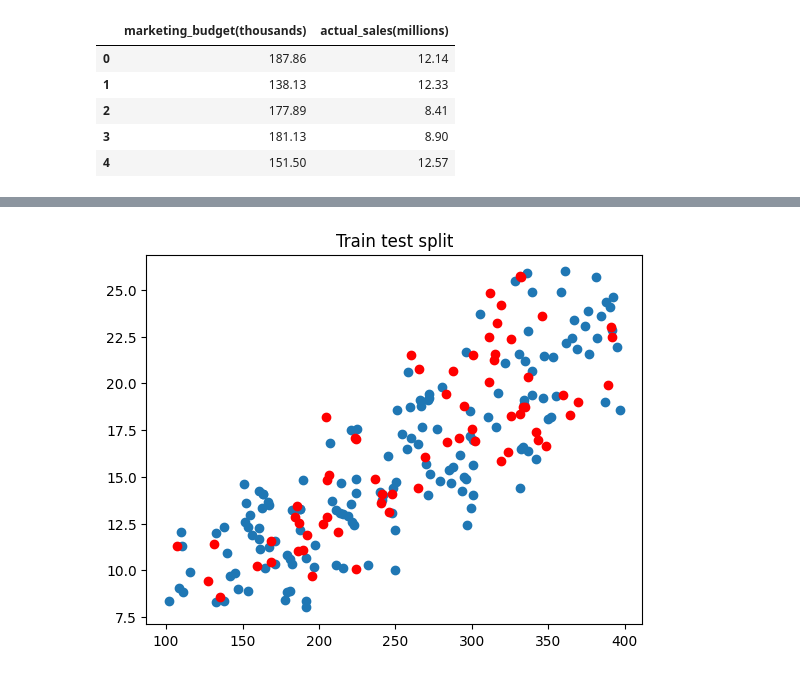
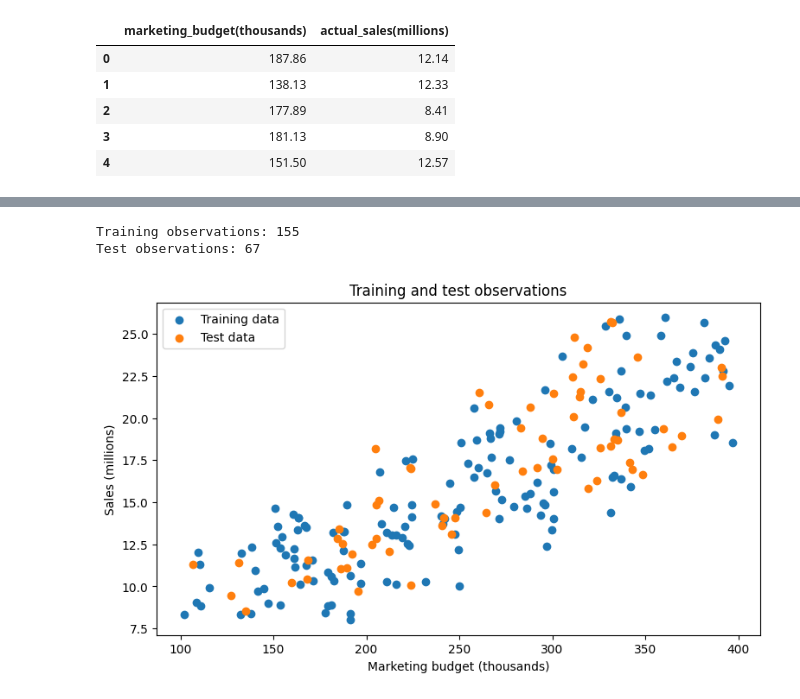
Before and after one commit to MurianMarc/How-To-ML, a Jupyter notebook: Python/Supervised Learning/regression/01 Linnear regression.ipynb, the cells around one changed output, grey strips where cells are left out. Drawn from its saved outputs; the diff is of its cells as text; code cells hidden in the pictures.

```diff
--- a/Python/Supervised Learning/regression/01 Linnear regression.ipynb
+++ b/Python/Supervised Learning/regression/01 Linnear regression.ipynb
@@ -6,6 +39,17 @@ file_path = Path("../../../trainingdata/sales_dataset.csv").resolve().parent #lo
 # %%
-df = pd.read_csv(file_path / "sales_dataset.csv")
-df.head() #load the dataset and display the first 5 rows of the dataset
+for candidate in (Path.cwd(), *Path.cwd().parents):
+    data_path = candidate / "trainingdata" / "sales_dataset.csv"
+    if data_path.is_file():
+        break
+else:
+    raise FileNotFoundError(
+        "Could not find trainingdata/sales_dataset.csv. "
+        "Start the notebook kernel from the How-To-ML repository root "
+        "or a folder inside it."
+    )
+
+df = pd.read_csv(data_path)
+df.head()
 # %% [output]
 |  | marketing_budget(thousands) | actual_sales(millions) |
 | 0 | 187.86 | 12.14 |
@@ -16,3 +88,5 @@ df.head() #load the dataset and display the first 5 rows of the dataset
 # %%
-x = df['marketing_budget(thousands)']
-y = df['actual_sales(millions)']
+X = df[["marketing_budget(thousands)"]].to_numpy()
+y = df["actual_sales(millions)"].to_numpy()
+print(f"X shape: {X.shape}")
+print(f"y shape: {y.shape}")
@@ -30,9 +115,20 @@ from sklearn.model_selection import train_test_split #import train test split fr
 # %%
-X_train , X_test, y_train, y_test = train_test_split(x , y, test_size=0.3, random_state=42) #split the dataset into training and testing data
+X_train, X_test, y_train, y_test = train_test_split(
+    X, y, test_size=0.3, random_state=42
+)
+print(f"Training observations: {len(X_train)}")
+print(f"Test observations: {len(X_test)}")
+# %% [output]
+Training observations: 155
+Test observations: 67
 # %%
-plt.scatter(X_train , y_train)
-plt.scatter(X_test, y_test , color='r')
-plt.title("Train test split")
+plt.figure(figsize=(9, 5))
+plt.scatter(X_train[:, 0], y_train, color="tab:blue", label="Training data")
+plt.scatter(X_test[:, 0], y_test, color="tab:orange", label="Test data")
+plt.xlabel("Marketing budget (thousands)")
+plt.ylabel("Sales (millions)")
+plt.title("Training and test observations")
+plt.legend()
 plt.show()
 # %% [output]
-[figure, old version]
+[figure, new version]
```
Also changed, not shown: parts of 25 cells of this notebook.
